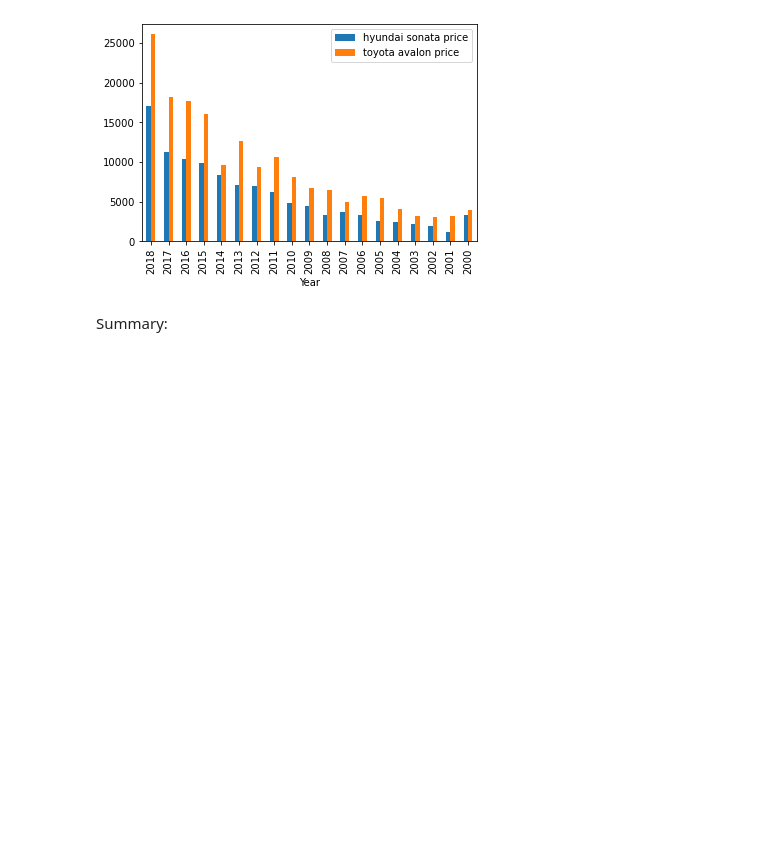
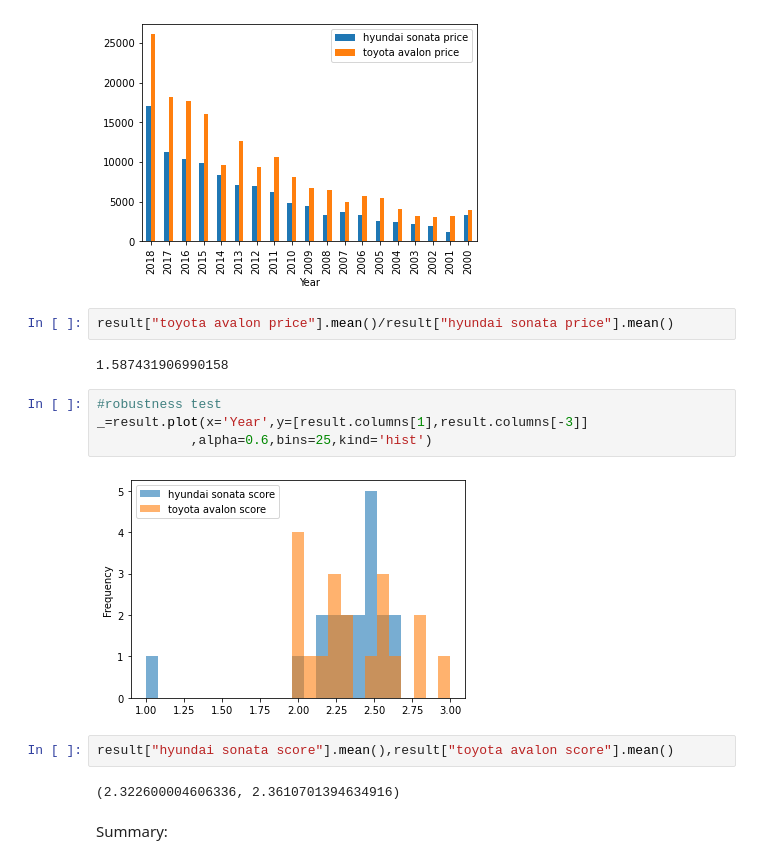
Before and after one commit to Mohammedsilmi9/UsedCar-PriceEstimator, a Jupyter notebook: EDA_Car_make_comparisons.ipynb, the cells around one changed output. Drawn from its saved outputs; the diff is of its cells as text; blank space fills up the shorter version.

```diff
--- a/EDA_Car_make_comparisons.ipynb
+++ b/EDA_Car_make_comparisons.ipynb
@@ -132,5 +132,19 @@ _=result.plot(kind='bar',x='Year',y=[result.columns[2],result.columns[-2]])
 _=result.plot(kind='bar',x='Year',y=[result.columns[3],result.columns[-1]])
 # %% [output]
 [figure]
+# %%
+result["toyota avalon price"].mean()/result["hyundai sonata price"].mean()
+# %% [output]
+1.587431906990158
+# %%
+#robustness test
+_=result.plot(x='Year',y=[result.columns[1],result.columns[-3]]
+            ,alpha=0.6,bins=25,kind='hist')
+# %% [output]
+[figure, added]
+# %%
+result["hyundai sonata score"].mean(),result["toyota avalon score"].mean()
+# %% [output]
+(2.322600004606336, 2.3610701394634916)
 # %% [markdown]
 Summary:
```
